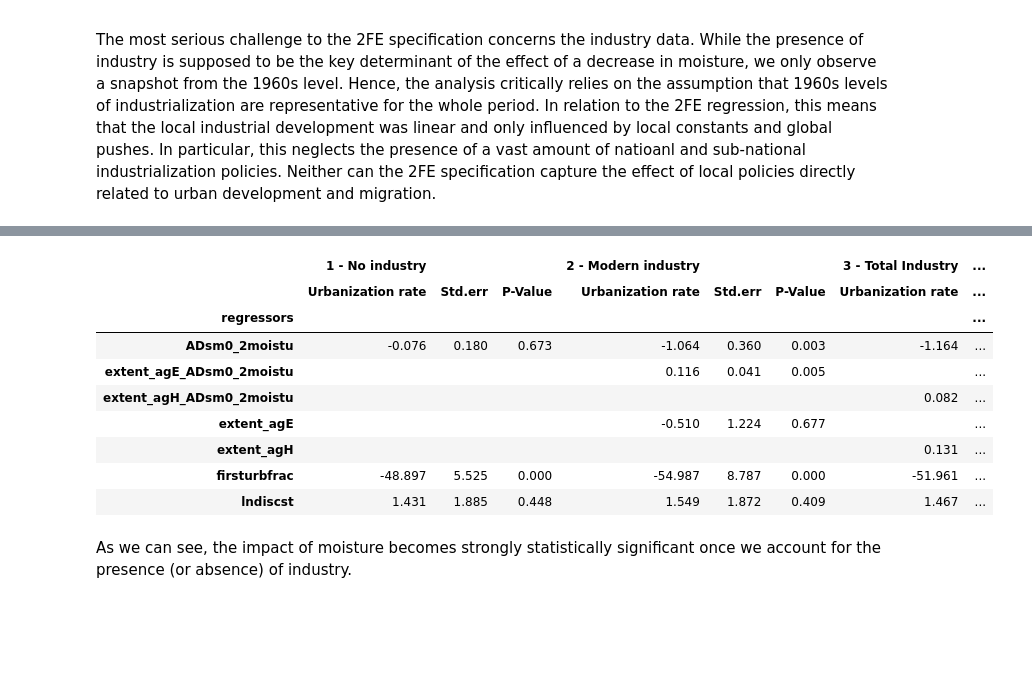
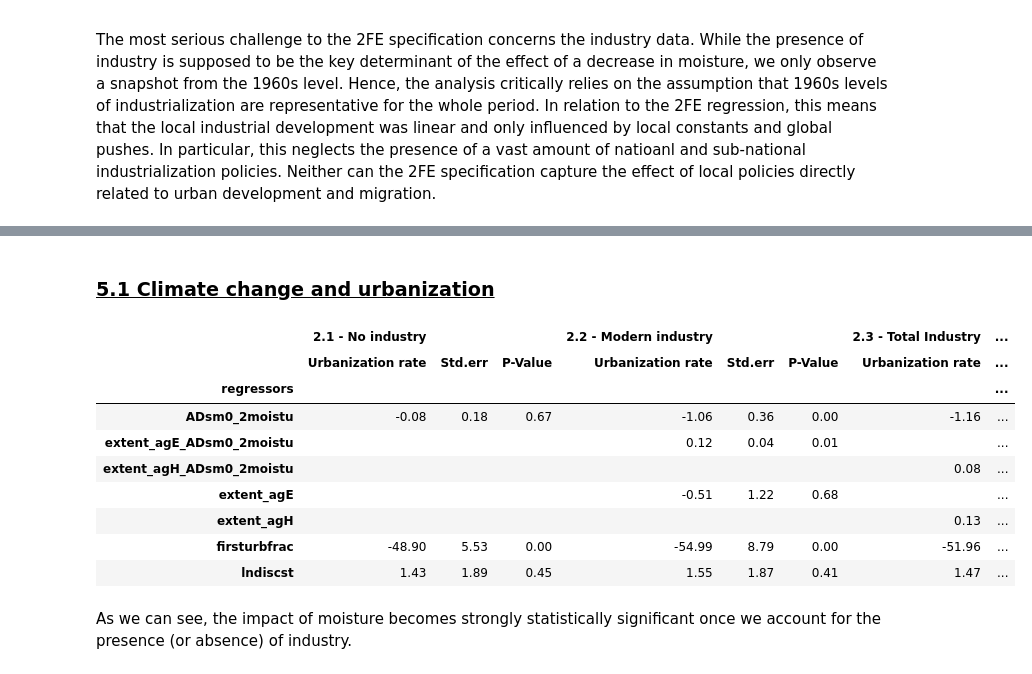
Before and after one commit to pcschreiber1/Henderson_2017_Replication, a Jupyter notebook: Replication notebook.ipynb, the cells around one changed output, grey strips where cells are left out. Saved outputs shown, nothing was run; the diff lists cells and outputs as text; code cells hidden in the pictures; blank space fills up the shorter version.

Commit message:
remaining regression tables and formatting

```diff
--- a/Replication notebook.ipynb
+++ b/Replication notebook.ipynb
@@ -166,3 +164,5 @@ The most serious challenge to the 2FE specification concerns the industry data.
+# %% [markdown]
+<h3><u>5.1 Climate change and urbanization</u></h3>
 # %%
 regiondata = pd.read_stata("data/regiondata.dta")
 #define order of display
@@ -170,45 +170,44 @@ regressors = ["ADsm0_2moistu",
               "extent_agE_ADsm0_2moistu",
               "extent_agH_ADsm0_2moistu",
               "extent_agE",
               "extent_agH",
               "firsturbfrac",
               "lndiscst"]
 
 specification = {"2.1 - No industry":
                       ["ADsm0_2moistu",
                        "firsturbfrac",
                        "lndiscst"],
                  "2.2 - Modern industry":
                       ["ADsm0_2moistu",
                        "extent_agE",
                        "extent_agE_ADsm0_2moistu",
                        "firsturbfrac",
                        "lndiscst"],
                  "2.3 - Total Industry":
                       ["ADsm0_2moistu",
                        "extent_agH",
                        "extent_agH_ADsm0_2moistu",
                        "firsturbfrac",
                        "lndiscst"]}
 
 #filtering out outliers
 regiondata = regiondata.query("abspctileADsm0_2moistu > 6 & abspctileADurbfrac > 6")
 #convert selected variables to permille
 regiondata.loc[:, ["extent_agE", "extent_agH","firsturbfrac", "lndiscst"]] = regiondata.loc[:, ["extent_agE", "extent_agH","firsturbfrac", "lndiscst"]] /1000
 
-table = get_table_regiondata(regressors, specification, regiondata)
-table.style.format('{:.3f}',na_rep='')
+get_table_regiondata(regressors, specification, regiondata)
 # %% [output]
-|  | 1 - No industry |  |  | 2 - Modern industry |  |  | 3 - Total Industry | ... |
+|  | 2.1 - No industry |  |  | 2.2 - Modern industry |  |  | 2.3 - Total Industry | ... |
 |  | Urbanization rate | Std.err | P-Value | Urbanization rate | Std.err | P-Value | Urbanization rate | ... |
 | regressors |  |  |  |  |  |  |  | ... |
-| ADsm0_2moistu | -0.076 | 0.180 | 0.673 | -1.064 | 0.360 | 0.003 | -1.164 | ... |
-| extent_agE_ADsm0_2moistu |  |  |  | 0.116 | 0.041 | 0.005 |  | ... |
-| extent_agH_ADsm0_2moistu |  |  |  |  |  |  | 0.082 | ... |
-| extent_agE |  |  |  | -0.510 | 1.224 | 0.677 |  | ... |
-| extent_agH |  |  |  |  |  |  | 0.131 | ... |
-| firsturbfrac | -48.897 | 5.525 | 0.000 | -54.987 | 8.787 | 0.000 | -51.961 | ... |
-| lndiscst | 1.431 | 1.885 | 0.448 | 1.549 | 1.872 | 0.409 | 1.467 | ... |
+| ADsm0_2moistu | -0.08 | 0.18 | 0.67 | -1.06 | 0.36 | 0.00 | -1.16 | ... |
+| extent_agE_ADsm0_2moistu |  |  |  | 0.12 | 0.04 | 0.01 |  | ... |
+| extent_agH_ADsm0_2moistu |  |  |  |  |  |  | 0.08 | ... |
+| extent_agE |  |  |  | -0.51 | 1.22 | 0.68 |  | ... |
+| extent_agH |  |  |  |  |  |  | 0.13 | ... |
+| firsturbfrac | -48.90 | 5.53 | 0.00 | -54.99 | 8.79 | 0.00 | -51.96 | ... |
+| lndiscst | 1.43 | 1.89 | 0.45 | 1.55 | 1.87 | 0.41 | 1.47 | ... |
 # %% [markdown]
 As we can see, the impact of moisture becomes strongly statistically significant once we account for the presence (or absence) of industry.
 # %% [markdown]
```
Also changed, not shown: parts of 23 cells of this notebook, 1 other file.
